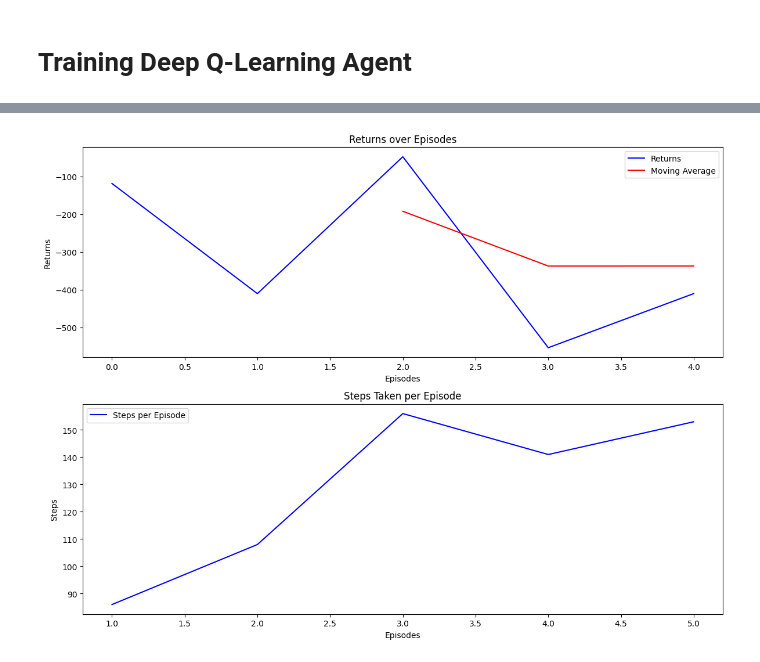
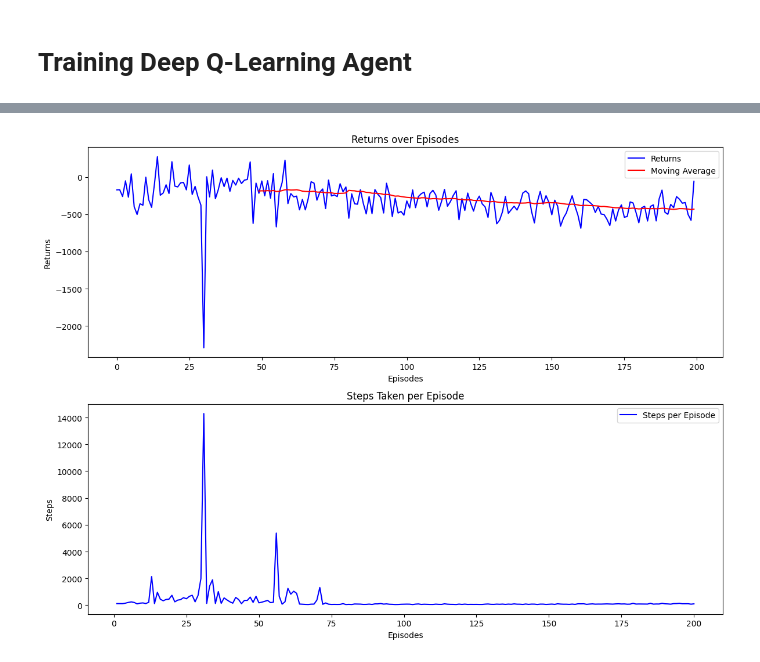
Before and after one commit to DavidAlexanderMoe/Lunar_Lander_DeepRL, a Jupyter notebook: Discrete/Deep_QLearning/training_DQN.ipynb, the cells around one changed output, grey strips where cells are left out. Drawn from its saved outputs; the diff is of its cells as text; code cells hidden in the pictures.

```diff
--- a/Discrete/Deep_QLearning/training_DQN.ipynb
+++ b/Discrete/Deep_QLearning/training_DQN.ipynb
@@ -15,7 +15,7 @@ env = gym.make('LunarLander-v2', render_mode='rgb_array')
 # define parameters
 state_size = env.observation_space.shape[0]
 action_size = env.action_space.n
-episodes = 5
+episodes = 200
 batch_size = 64
 
 # define and train agent
@@ -38,27 +50,27 @@ Average return last 50 episodes: -308.50110150617945
 # %%
-MA = pd.Series(returns).rolling(window=3).mean()
+MA = pd.Series(returns).rolling(window=50).mean()
 episodes = list(steps.keys())
 steps_data = list(steps.values())
 
 # Create a figure and a set of subplots
 fig, axs = plt.subplots(2, 1, figsize=(12, 9))
 
 # Plot returns and moving average
 sns.lineplot(data=returns, label='Returns', color='blue', ax=axs[0])
 sns.lineplot(data=MA, label='Moving Average', color='red', ax=axs[0])
 axs[0].set_ylabel('Returns')
 axs[0].set_xlabel('Episodes')
 axs[0].set_title('Returns over Episodes')
 axs[0].legend()
 
 # Plot steps taken per episode
 sns.lineplot(x=episodes, y=steps_data, label='Steps per Episode', color='blue', ax=axs[1])
 axs[1].set_ylabel('Steps')
 axs[1].set_xlabel('Episodes')
 axs[1].set_title('Steps Taken per Episode')
 axs[1].legend()
 
 plt.tight_layout()
 plt.show()
 # %% [output]
-[figure, old version]
+[figure, new version]
```
Also changed, not shown: parts of 2 cells of this notebook, 4 other files.
